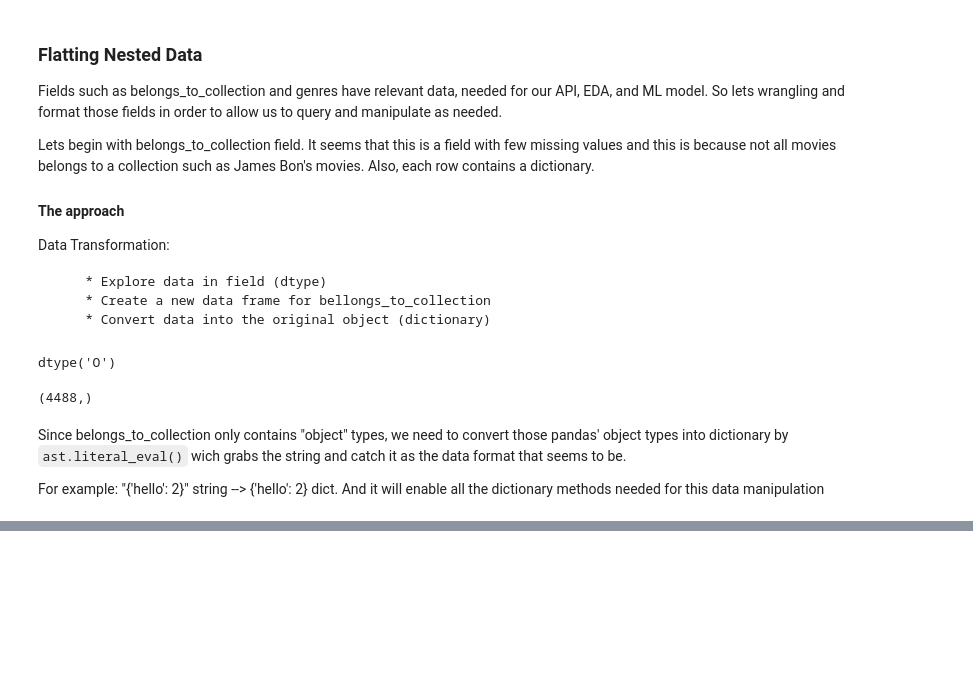
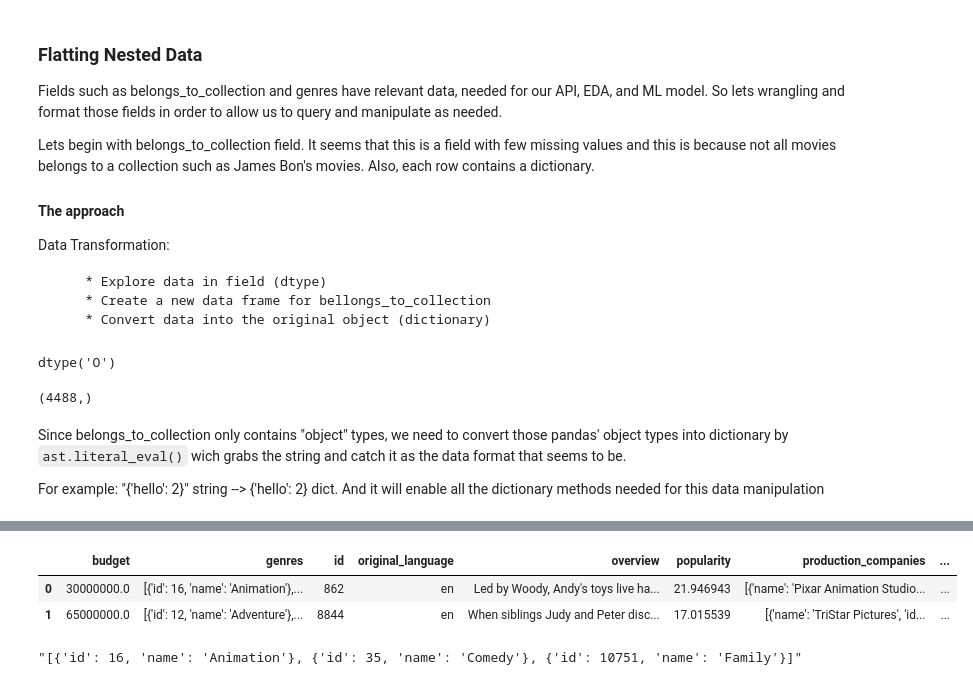
Before and after one commit to someonefrom93/PI_JUL, a Jupyter notebook: etl.ipynb, the cells around one changed output, grey strips where cells are left out. Saved outputs shown, nothing was run; the diff lists cells and outputs as text; code cells hidden in the pictures; blank space fills up the shorter version.

Commit message:
flatting fields // genres field (normalization) 1.0

```diff
--- a/etl.ipynb
+++ b/etl.ipynb
@@ -492,0 +513,10 @@ pd.merge(collections_df, movies_df, left_index=True, right_index=True, how="inne
+# %%
+movies_df.head(2)
+# %% [output]
+|  | budget | genres | id | original_language | overview | popularity | production_companies | ... |
+| 0 | 30000000.0 | [{'id': 16, 'name': 'Animation'},... | 862 | en | Led by Woody, Andy's toys live ha... | 21.946943 | [{'name': 'Pixar Animation Studio... | ... |
+| 1 | 65000000.0 | [{'id': 12, 'name': 'Adventure'},... | 8844 | en | When siblings Judy and Peter disc... | 17.015539 | [{'name': 'TriStar Pictures', 'id... | ... |
+# %%
+movies_df["genres"][0]
+# %% [output]
+"[{'id': 16, 'name': 'Animation'}, {'id': 35, 'name': 'Comedy'}, {'id': 10751, 'name': 'Family'}]"
```
Also changed, not shown: parts of 27 cells of this notebook.
